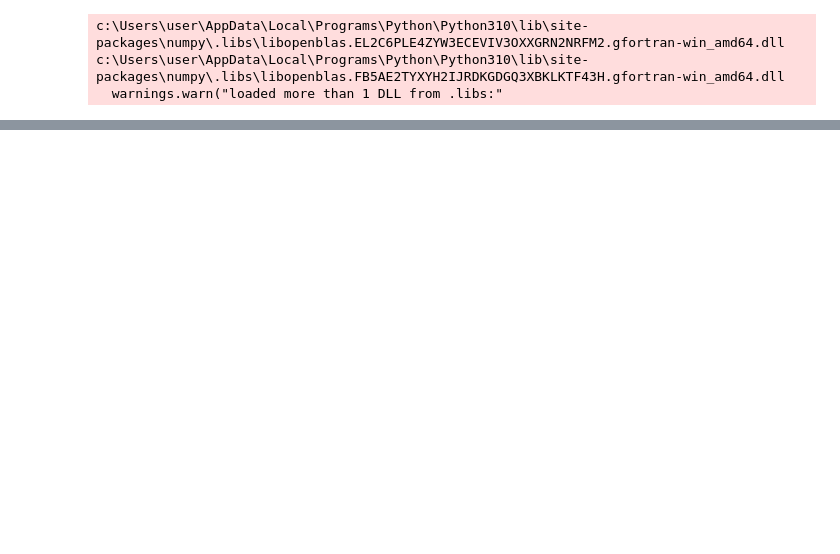
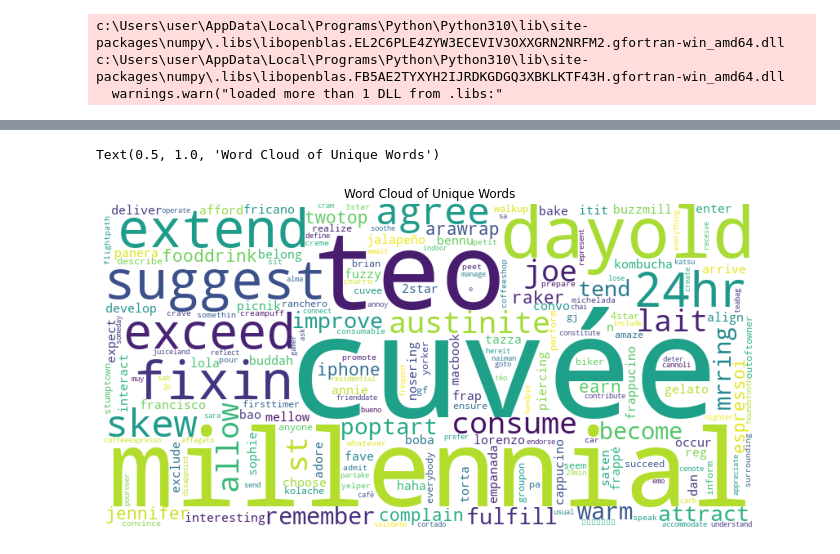
Before and after one commit to Popusa/sentiment-analysis-yelp, a Jupyter notebook: code/sentiment_analysis.ipynb, the cells around one changed output, grey strips where cells are left out. Drawn from its saved outputs; the diff is of its cells as text; code cells hidden in the pictures; blank space fills up the shorter version.

Commit message:
created visualizations for small dataset and updated utils

```diff
--- a/code/sentiment_analysis.ipynb
+++ b/code/sentiment_analysis.ipynb
@@ -24,0 +21,13 @@ df
+# %%
+# Extract unique words from the text data
+unique_words = set(' '.join(df['full_review_text']).split())
+
+# Create a word cloud of the unique words
+unique_wordcloud = WordCloud(width=800, height=400, background_color='white',stopwords=set(nltk.corpus.stopwords.words('english'))).generate(' '.join(unique_words))
+plt.figure(figsize=(12, 6))
+plt.imshow(unique_wordcloud)
+plt.axis('off')
+plt.title('Word Cloud of Unique Words')
+# %% [output]
+Text(0.5, 1.0, 'Word Cloud of Unique Words')
+[figure, added]
```
Also changed, not shown: parts of 8 cells of this notebook, 3 other files.
